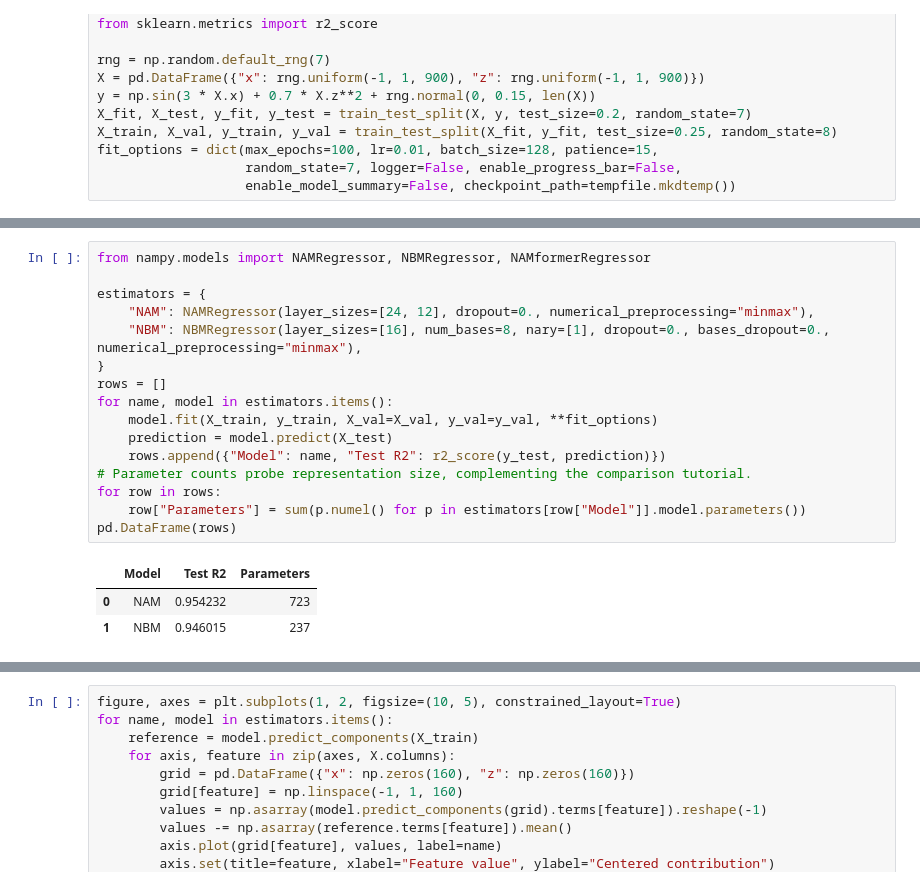
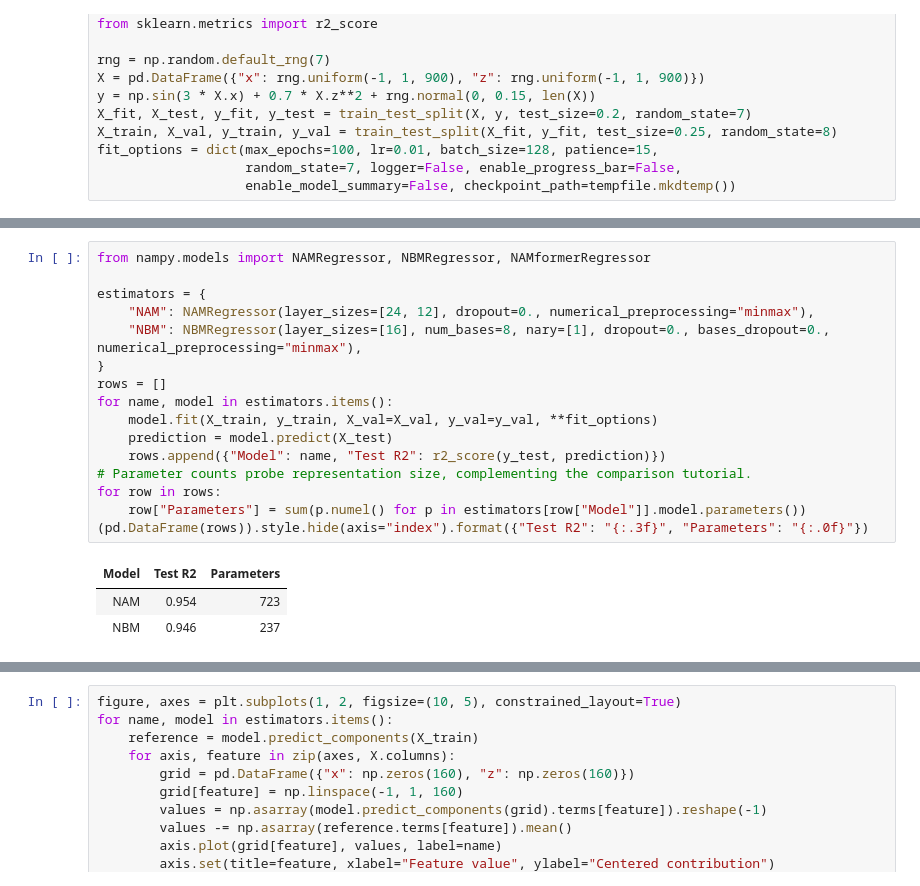
Before and after one commit to OpenTabular/NAMpy, a Jupyter notebook: docs/notebooks/03_neural_models.ipynb, the cells around one changed output, grey strips where cells are left out. Cells and saved outputs as stored; diff of their text form.

```diff
--- a/docs/notebooks/03_neural_models.ipynb
+++ b/docs/notebooks/03_neural_models.ipynb
@@ -47,20 +30,20 @@ about representation rather than a different learning problem.
 # %%
 from nampy.models import NAMRegressor, NBMRegressor, NAMformerRegressor
 
 estimators = {
     "NAM": NAMRegressor(layer_sizes=[24, 12], dropout=0., numerical_preprocessing="minmax"),
     "NBM": NBMRegressor(layer_sizes=[16], num_bases=8, nary=[1], dropout=0., bases_dropout=0., numerical_preprocessing="minmax"),
 }
 rows = []
 for name, model in estimators.items():
     model.fit(X_train, y_train, X_val=X_val, y_val=y_val, **fit_options)
     prediction = model.predict(X_test)
     rows.append({"Model": name, "Test R2": r2_score(y_test, prediction)})
 # Parameter counts probe representation size, complementing the comparison tutorial.
 for row in rows:
     row["Parameters"] = sum(p.numel() for p in estimators[row["Model"]].model.parameters())
-pd.DataFrame(rows)
+(pd.DataFrame(rows)).style.hide(axis="index").format({"Test R2": "{:.3f}", "Parameters": "{:.0f}"})
 # %% [output]
-|  | Model | Test R2 | Parameters |
-| 0 | NAM | 0.954232 | 723 |
-| 1 | NBM | 0.946015 | 237 |
+| Model | Test R2 | Parameters |
+| NAM | 0.954 | 723 |
+| NBM | 0.946 | 237 |
```
Also changed, not shown: parts of 19 cells of this notebook, 32 other files.
